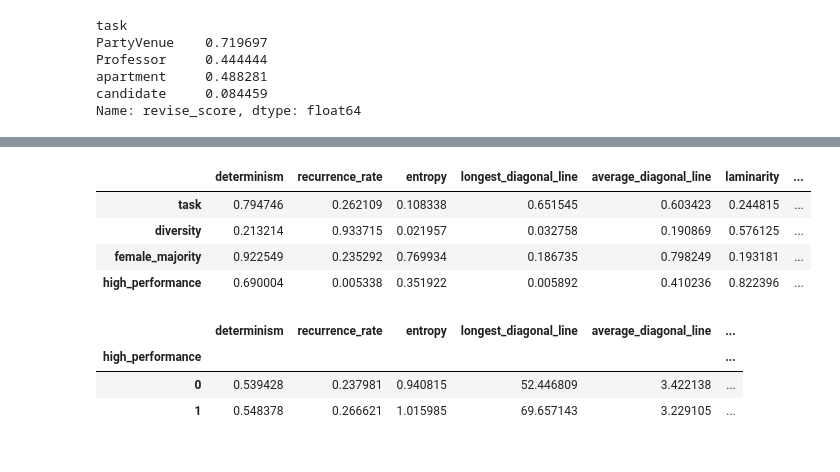
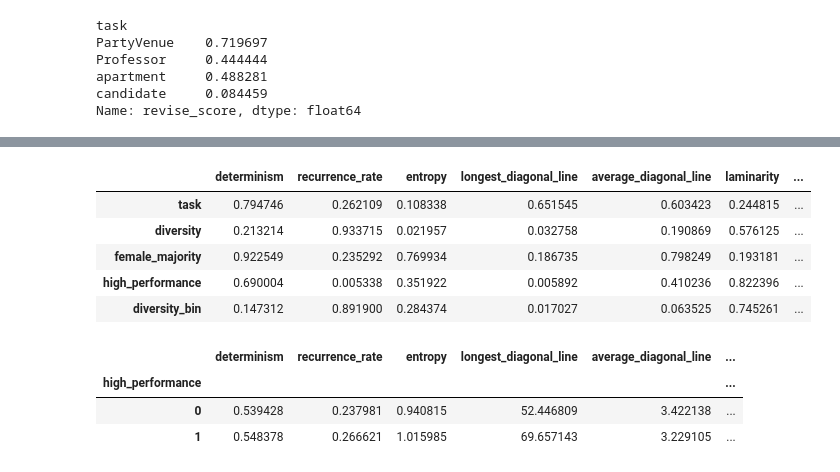
Before and after one commit to The-Language-and-Learning-Analytics-Lab/cult-div-rqa, a Jupyter notebook: ANOVA_analysis.ipynb, the cells around one changed output, grey strips where cells are left out. Cells and saved outputs as stored; diff of their text form; code cells hidden in the pictures.

```diff
--- a/ANOVA_analysis.ipynb
+++ b/ANOVA_analysis.ipynb
@@ -48,7 +75,7 @@ feature_anova['task'] = results
 # %%
 results = []
 for i in measures:
-    div_dif = Xtrain.groupby(['diversity'])[i].apply(list)
+    div_dif = data.groupby(['diversity'])[i].apply(list)
     results.append(scipy.stats.f_oneway(div_dif[1], div_dif[2], div_dif[3], div_dif[4]).pvalue)
 
 feature_anova['diversity'] = results
@@ -100,7 +127,7 @@ Name: revise_score, dtype: float64
 # %%
 results = []
 for i in measures:
-    fm_dif = Xtrain.groupby(['female_majority'])[i].apply(list)
+    fm_dif = data.groupby(['female_majority'])[i].apply(list)
     results.append(scipy.stats.f_oneway(fm_dif[0], fm_dif[1]).pvalue)
 
 feature_anova['female_majority'] = results
@@ -127,7 +154,7 @@ feature_anova
 # %%
 results = []
 for i in measures:
-    perf_dif = Xtrain.groupby(['high_performance'])[i].apply(list)
+    perf_dif = data.groupby(['high_performance'])[i].apply(list)
     results.append(scipy.stats.f_oneway(perf_dif[0], perf_dif[1]).pvalue)
 
 feature_anova['high_performance'] = results
@@ -140,3 +161,10 @@ perf_anova
+# %%
+results = []
+for i in measures:
+    divbin_dif = data.groupby(['diversity_bin'])[i].apply(list)
+    results.append(scipy.stats.f_oneway(divbin_dif[0], divbin_dif[1]).pvalue)
+
+feature_anova['diversity_bin'] = results
 # %%
 feature_anova
 # %% [output]
@@ -162,13 +190,14 @@ anova_results = pd.DataFrame(feature_anova).transpose()
 anova_results.columns = measures
 # %%
 anova_results
-anova_results.style.apply(lambda x: ["background: yellow" if v <0.05 else "" for v in x], axis = 1)
+anova_results.style.apply(lambda x: ["background: yellow" if v <= 0.05 else "" for v in x], axis = 1)
 # %% [output]
 |  | determinism | recurrence_rate | entropy | longest_diagonal_line | average_diagonal_line | laminarity | ... |
 | task | 0.794746 | 0.262109 | 0.108338 | 0.651545 | 0.603423 | 0.244815 | ... |
 | diversity | 0.213214 | 0.933715 | 0.021957 | 0.032758 | 0.190869 | 0.576125 | ... |
 | female_majority | 0.922549 | 0.235292 | 0.769934 | 0.186735 | 0.798249 | 0.193181 | ... |
 | high_performance | 0.690004 | 0.005338 | 0.351922 | 0.005892 | 0.410236 | 0.822396 | ... |
+| diversity_bin | 0.147312 | 0.891900 | 0.284374 | 0.017027 | 0.063525 | 0.745261 | ... |
 # %%
 Xtrain.groupby(['high_performance'])[measures].mean()
 # %% [output]
```
Also changed, not shown: parts of 12 cells of this notebook, 3 other files.
